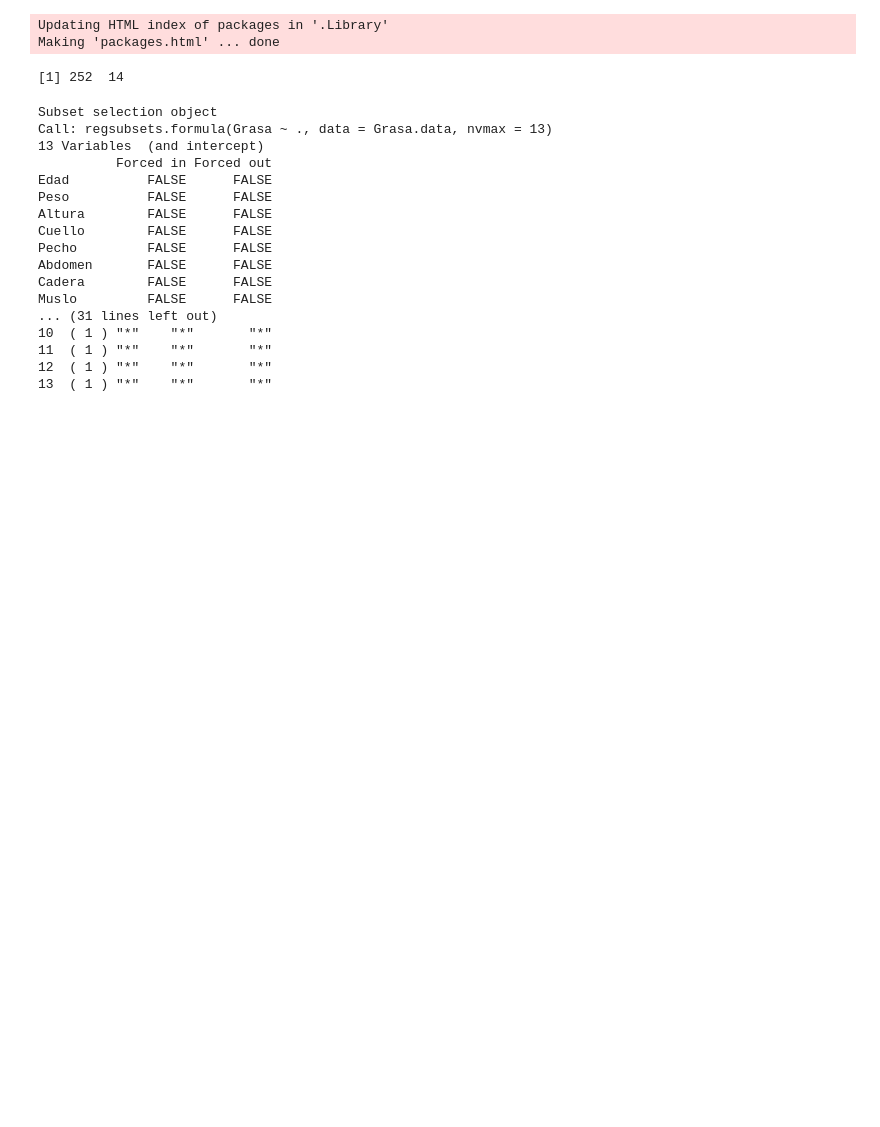
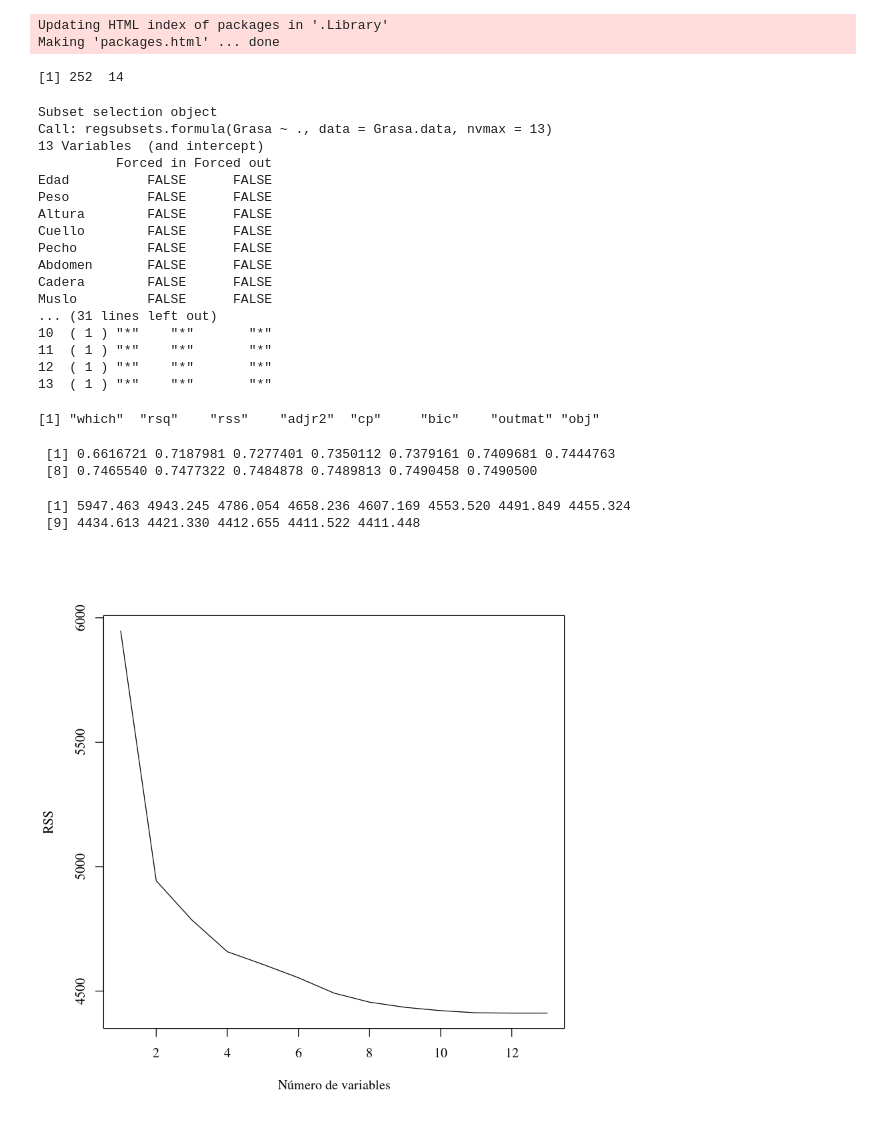
Before and after one commit to jgomezz/MsEstadAplic_MetodosEstadisticos, a Jupyter notebook: RegresionAplicada-13-SeleccionDeVariables.ipynb, the cells around one changed output. Drawn from its saved outputs; the diff is of its cells as text; code cells hidden in the pictures; blank space fills up the shorter version.

```diff
--- a/RegresionAplicada-13-SeleccionDeVariables.ipynb
+++ b/RegresionAplicada-13-SeleccionDeVariables.ipynb
@@ -107,3 +107,8 @@ Muslo         FALSE      FALSE
 #
 #
 #   M13: Grasa ~ .
+# %%
+reg.summary <- summary(Grasa.bss)
+names(reg.summary)
+# %% [output]
+[1] "which"  "rsq"    "rss"    "adjr2"  "cp"     "bic"    "outmat" "obj"
@@ -109,0 +121,6 @@ Muslo         FALSE      FALSE
+# %%
+# Coeficiente de determinacion
+reg.summary$rsq
+# %% [output]
+ [1] 0.6616721 0.7187981 0.7277401 0.7350112 0.7379161 0.7409681 0.7444763
+ [8] 0.7465540 0.7477322 0.7484878 0.7489813 0.7490458 0.7490500
@@ -109,0 +142,6 @@ Muslo         FALSE      FALSE
+# %%
+# Suma de cuadrado
+reg.summary$rss
+# %% [output]
+ [1] 5947.463 4943.245 4786.054 4658.236 4607.169 4553.520 4491.849 4455.324
+ [9] 4434.613 4421.330 4412.655 4411.522 4411.448
@@ -109,0 +151,4 @@ Muslo         FALSE      FALSE
+# %%
+plot(reg.summary$rss, xlab = "Número de variables", ylab = "RSS", type = "l")
+# %% [output]
+[figure, added]
```
Also changed, not shown: parts of 4 cells of this notebook.
